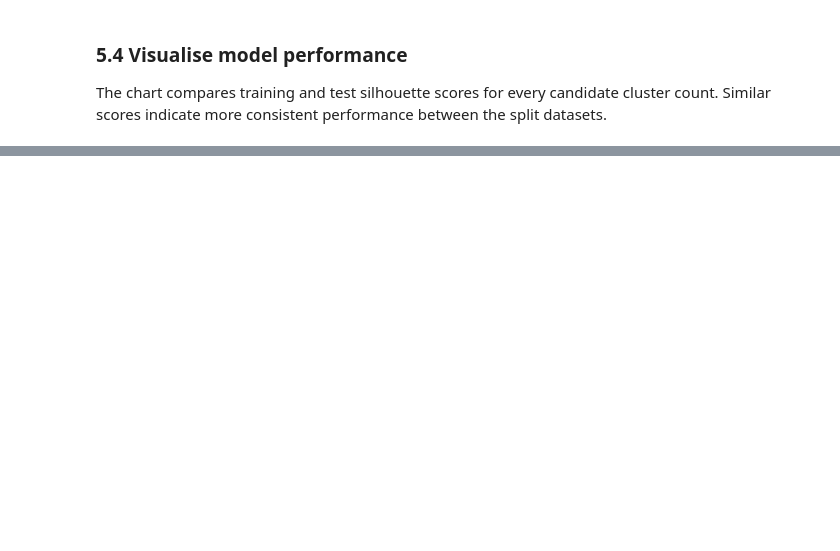
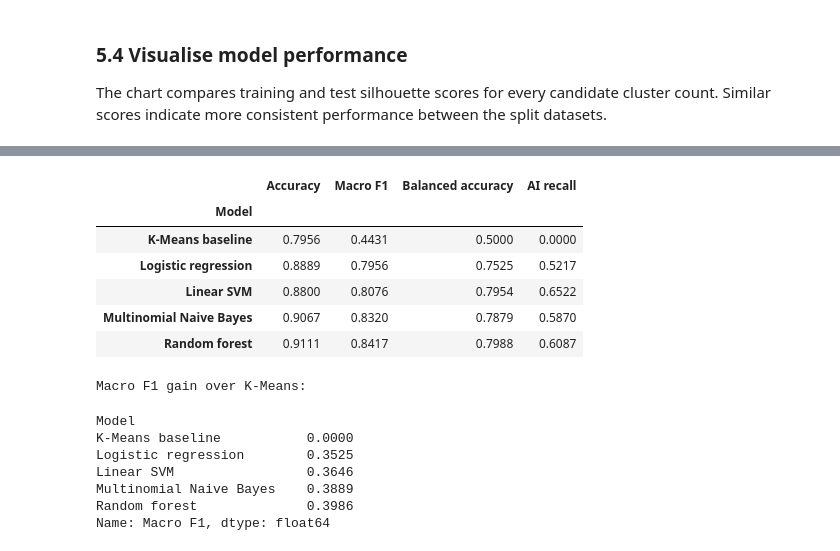
Before and after one commit to MakomaneTau/ITNPA_Assignment, a Jupyter notebook: Notebooks/Question 1/Notebook.ipynb, the cells around one changed output, grey strips where cells are left out. Saved outputs shown, nothing was run; the diff lists cells and outputs as text; code cells hidden in the pictures; blank space fills up the shorter version.

```diff
--- a/Notebooks/Question 1/Notebook.ipynb
+++ b/Notebooks/Question 1/Notebook.ipynb
@@ -17,7 +17,7 @@ file_path = parent_dir / "Dataset" / "research_abstracts.json"
 with open(file_path, "r", encoding="utf-8") as f:
     data = json.load(f)
 
-data = data["Abstract"]
+data = pd.DataFrame(data)[["Abstract", "Label"]]
 # %%
-df = pd.Series(data).to_frame(name="Abstract")
+df = data.copy()
 display(df.head())
@@ -285,0 +406,40 @@ plt.show()
+# %%
+from sklearn.linear_model import LogisticRegression
+from sklearn.svm import LinearSVC
+from sklearn.naive_bayes import MultinomialNB
+from sklearn.ensemble import RandomForestClassifier
+
+models = {
+    "Logistic regression": LogisticRegression(max_iter=2000, random_state=42),
+    "Linear SVM": LinearSVC(random_state=42),
+    "Multinomial Naive Bayes": MultinomialNB(),
+    "Random forest": RandomForestClassifier(
+        n_estimators=200, random_state=42, n_jobs=-1
+    ),
+}
+
+for name, model in models.items():
+    model.fit(X_train_supervised, y_train)
+    predictions = model.predict(X_test_supervised)
+    comparison.append(model_scores(name, y_test, predictions))
+
+comparison_df = pd.DataFrame(comparison).set_index("Model")
+display(comparison_df.round(4))
+print("Macro F1 gain over K-Means:")
+display((comparison_df["Macro F1"] - comparison_df.loc["K-Means baseline", "Macro F1"]).round(4))
+# %% [output]
+|  | Accuracy | Macro F1 | Balanced accuracy | AI recall |
+| Model |  |  |  |  |
+| K-Means baseline | 0.7956 | 0.4431 | 0.5000 | 0.0000 |
+| Logistic regression | 0.8889 | 0.7956 | 0.7525 | 0.5217 |
+| Linear SVM | 0.8800 | 0.8076 | 0.7954 | 0.6522 |
+| Multinomial Naive Bayes | 0.9067 | 0.8320 | 0.7879 | 0.5870 |
+| Random forest | 0.9111 | 0.8417 | 0.7988 | 0.6087 |
+Macro F1 gain over K-Means:
+Model
+K-Means baseline           0.0000
+Logistic regression        0.3525
+Linear SVM                 0.3646
+Multinomial Naive Bayes    0.3889
+Random forest              0.3986
+Name: Macro F1, dtype: float64
```
Also changed, not shown: parts of 21 cells of this notebook.
